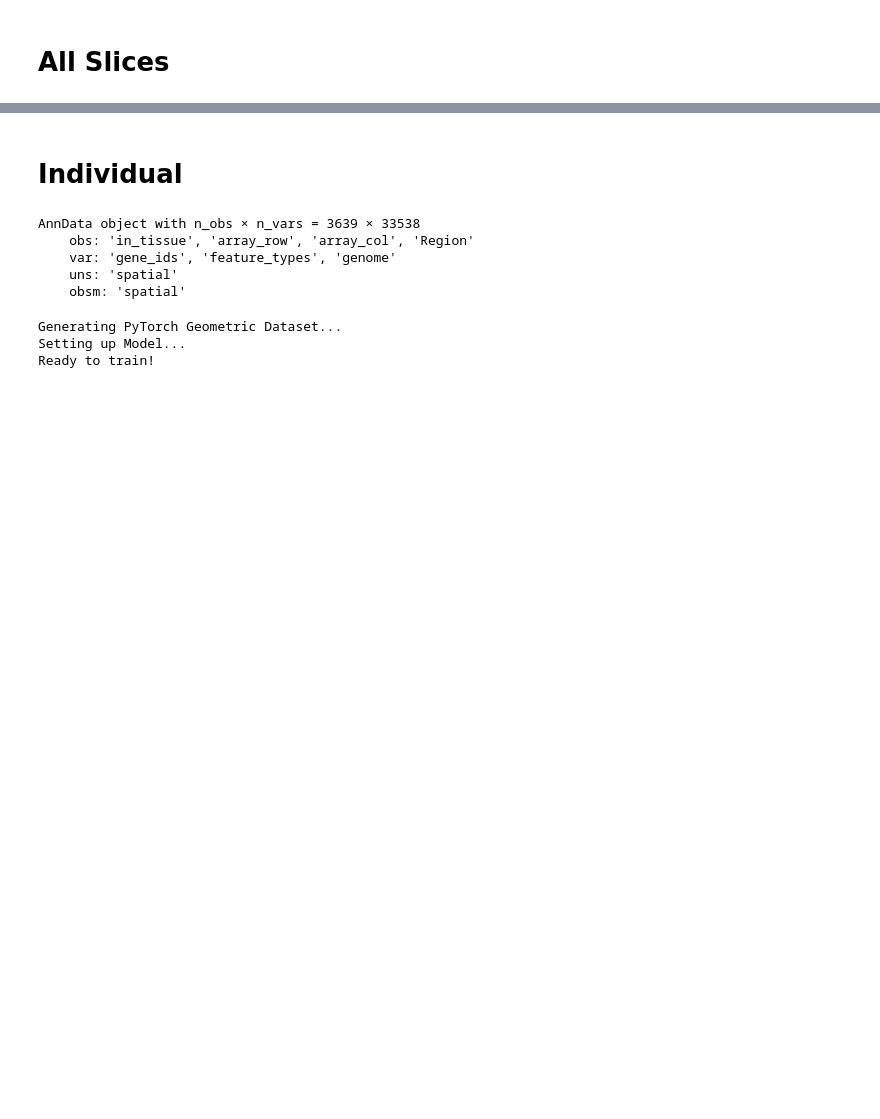
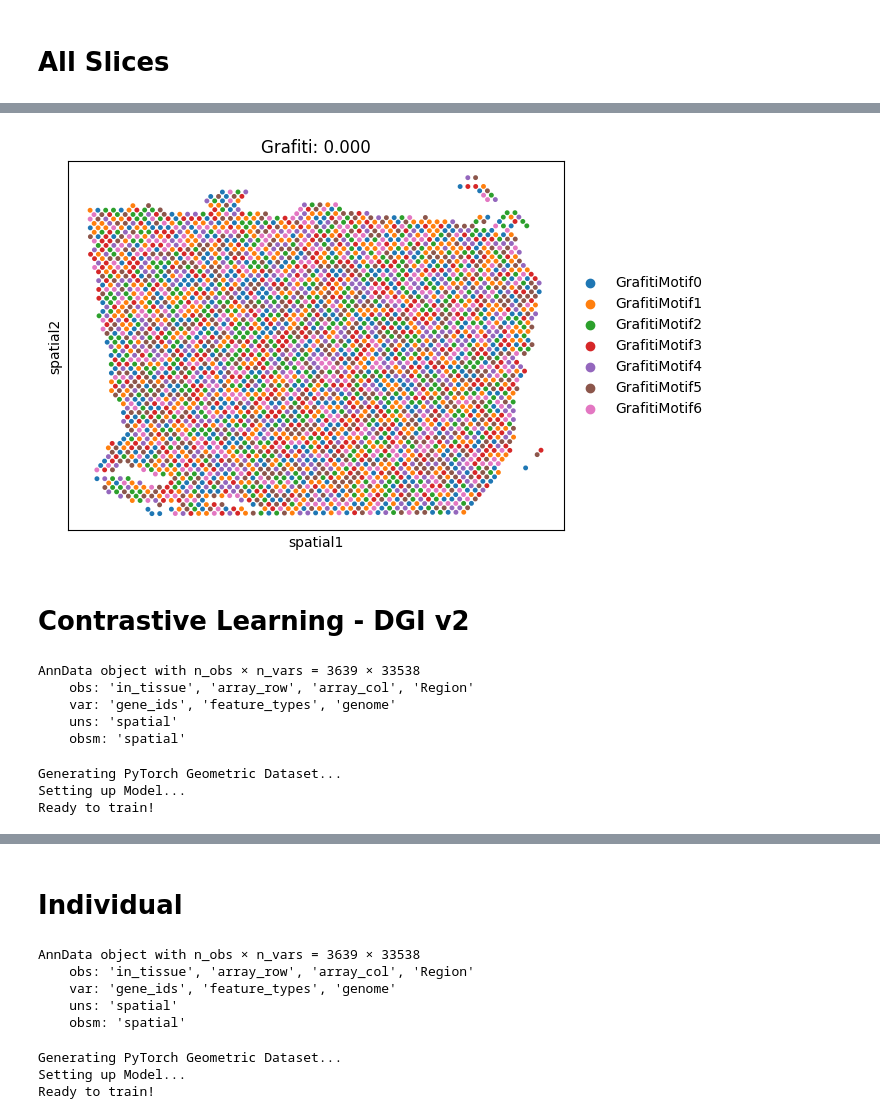
Before and after one commit to jmezallamosas/MSK, a Jupyter notebook: notebooks/dlpfc_grafiti.ipynb, the cells around one changed output, grey strips where cells are left out. Saved outputs shown, nothing was run; the diff lists cells and outputs as text; code cells hidden in the pictures; blank space fills up the shorter version.

```diff
--- a/notebooks/dlpfc_grafiti.ipynb
+++ b/notebooks/dlpfc_grafiti.ipynb
@@ -43,0 +280,2 @@ for filename in os.listdir(f'{datadir}/raw'):
+# %%
+obs_df = adata.obs.dropna()
@@ -43,0 +287,6 @@ for filename in os.listdir(f'{datadir}/raw'):
+# %%
+sc.pl.embedding(adata, basis='spatial', title = 'Grafiti: %.3f'%(ari), color ='grafiti_motif', s=50)
+# %% [output]
+[figure, added]
+# %% [markdown]
+# Contrastive Learning - DGI v2
@@ -43,0 +585,9 @@ for filename in os.listdir(f'{datadir}/raw'):
+# %%
+adata = sc.read_h5ad(f'{datadir}/raw/151673.h5ad')
+adata
+# %% [output]
+AnnData object with n_obs × n_vars = 3639 × 33538
+    obs: 'in_tissue', 'array_row', 'array_col', 'Region'
+    var: 'gene_ids', 'feature_types', 'genome'
+    uns: 'spatial'
+    obsm: 'spatial'
@@ -43,0 +603,6 @@ for filename in os.listdir(f'{datadir}/raw'):
+# %%
+gae = GAE(adata, layers=[50,50], lr=0.0001, device=device, alpha=5, beta=5, gamma=1)#, exponent=2, distance_scale=10)
+# %% [output]
+Generating PyTorch Geometric Dataset...
+Setting up Model...
+Ready to train!
```
Also changed, not shown: parts of 109 cells of this notebook, 49 other files.
